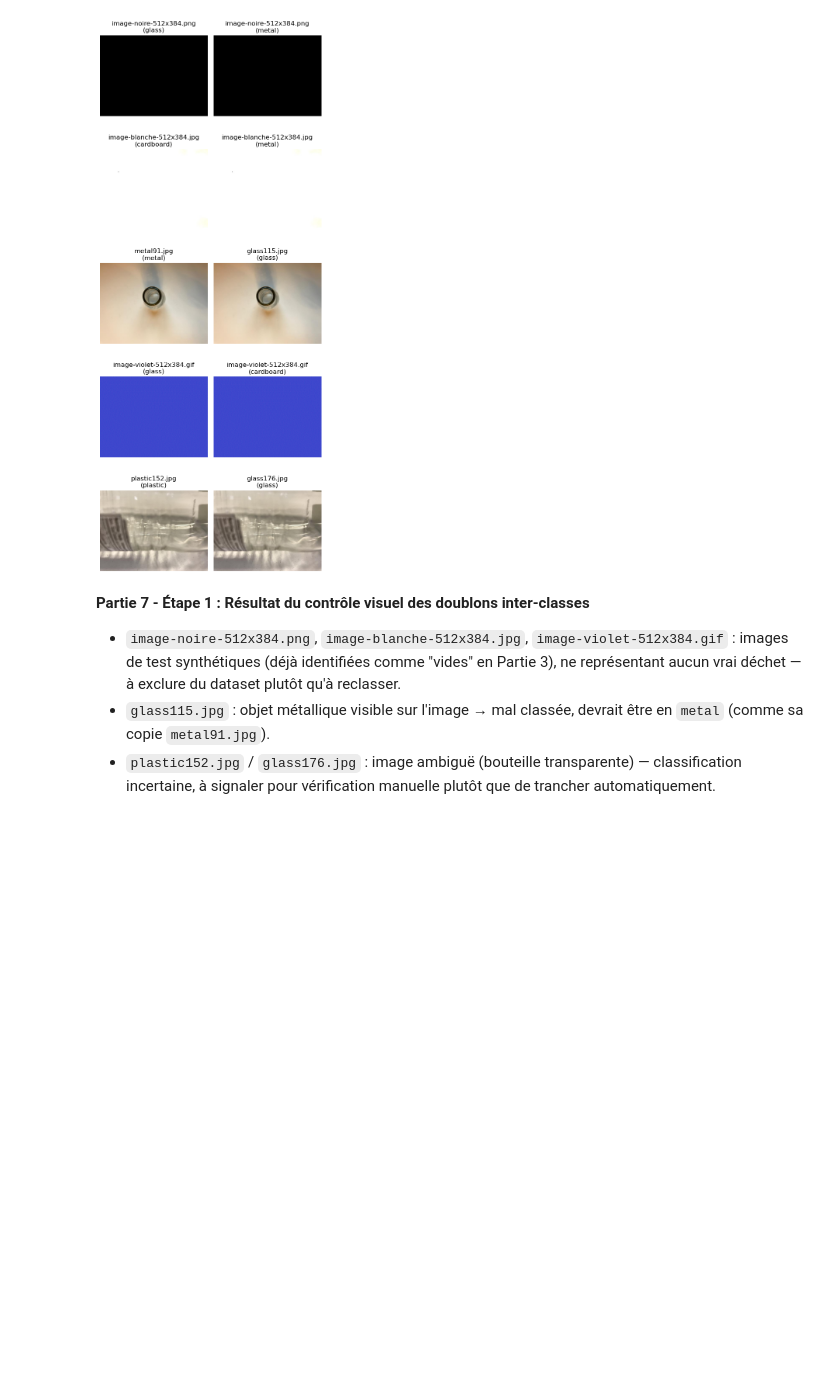
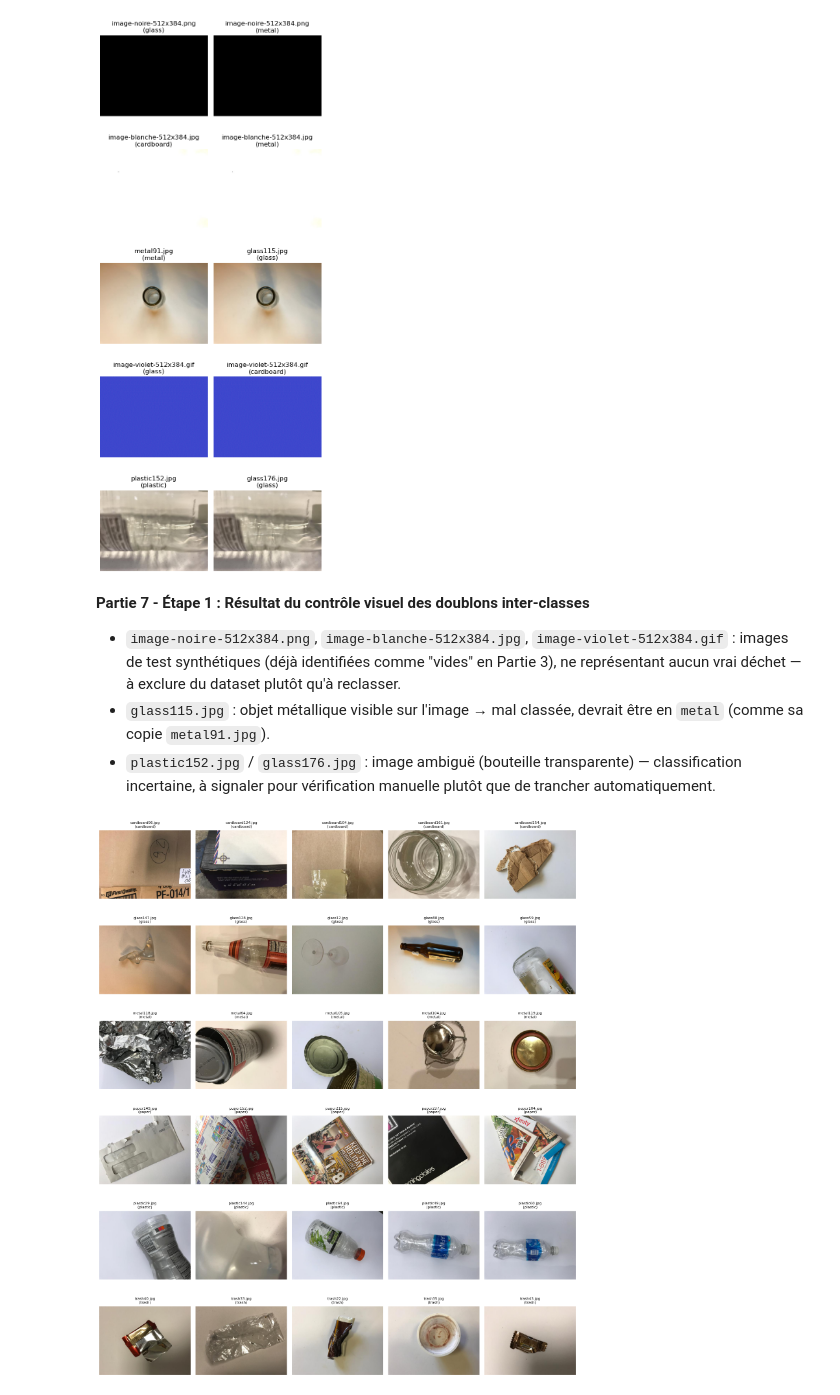
Before and after one commit to Atou-D10/atelier_prepa_donnees_images, a Jupyter notebook: notebooks/atelier_prepa_donnees_images.ipynb, the cells around one changed output. Saved outputs shown, nothing was run; the diff lists cells and outputs as text; code cells hidden in the pictures; blank space fills up the shorter version.

Commit message:
Partie 7 - Etape 2: controle visuel par echantillon (cardboard104 suspecte)

```diff
--- a/notebooks/atelier_prepa_donnees_images.ipynb
+++ b/notebooks/atelier_prepa_donnees_images.ipynb
@@ -372,3 +372,29 @@ plt.show()
 - `image-noire-512x384.png`, `image-blanche-512x384.jpg`, `image-violet-512x384.gif` : images de test synthétiques (déjà identifiées comme "vides" en Partie 3), ne représentant aucun vrai déchet — à exclure du dataset plutôt qu'à reclasser.
 - `glass115.jpg` : objet métallique visible sur l'image → mal classée, devrait être en `metal` (comme sa copie `metal91.jpg`).
 - `plastic152.jpg` / `glass176.jpg` : image ambiguë (bouteille transparente) — classification incertaine, à signaler pour vérification manuelle plutôt que de trancher automatiquement.
+# %%
+# Partie 7 - Étape 2 : Échantillon aléatoire par classe pour contrôle visuel
+import random
+
+random.seed(42)
+fig, axes = plt.subplots(len(classes), 5, figsize=(15, 3 * len(classes)))
+
+for i, classe in enumerate(classes):
+    dossier_classe = os.path.join(dossier_raw, classe)
+    fichiers = os.listdir(dossier_classe)
+    echantillon = random.sample(fichiers, min(5, len(fichiers)))
+
+    for j, nom_fichier in enumerate(echantillon):
+        chemin = os.path.join(dossier_classe, nom_fichier)
+        try:
+            img = Image.open(chemin)
+            axes[i, j].imshow(img)
+        except Exception:
+            axes[i, j].text(0.5, 0.5, 'Corrompue', ha='center')
+        axes[i, j].set_title(f"{nom_fichier}\n({classe})", fontsize=8)
+        axes[i, j].axis('off')
+
+plt.tight_layout()
+plt.show()
+# %% [output]
+[figure, added]
```
Also changed, not shown: parts of 1 cell of this notebook.
